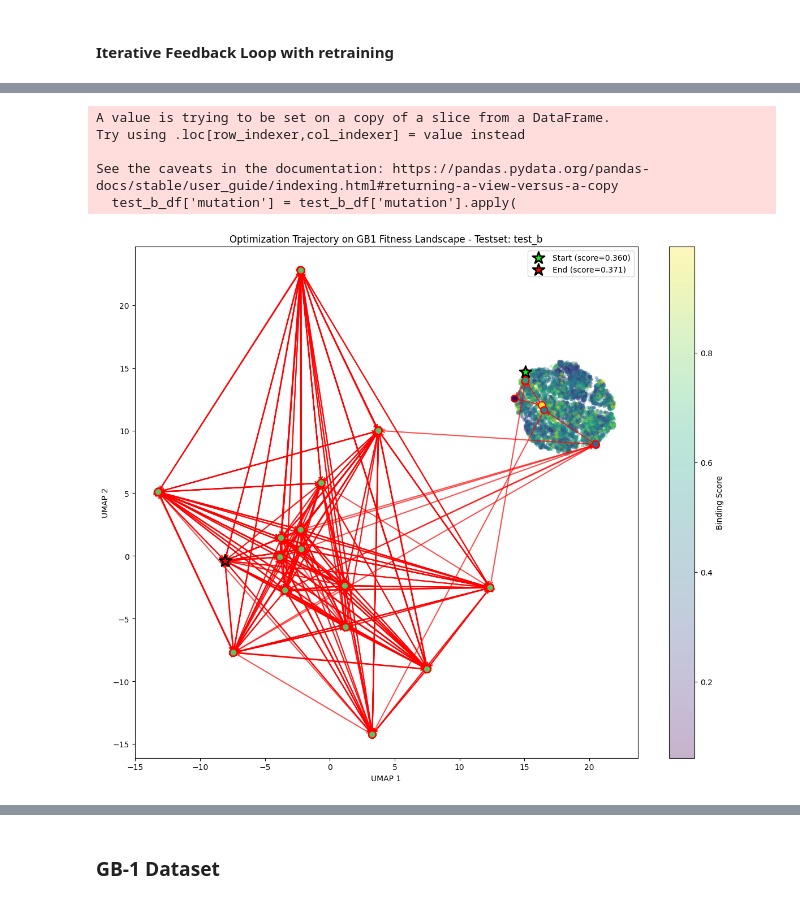
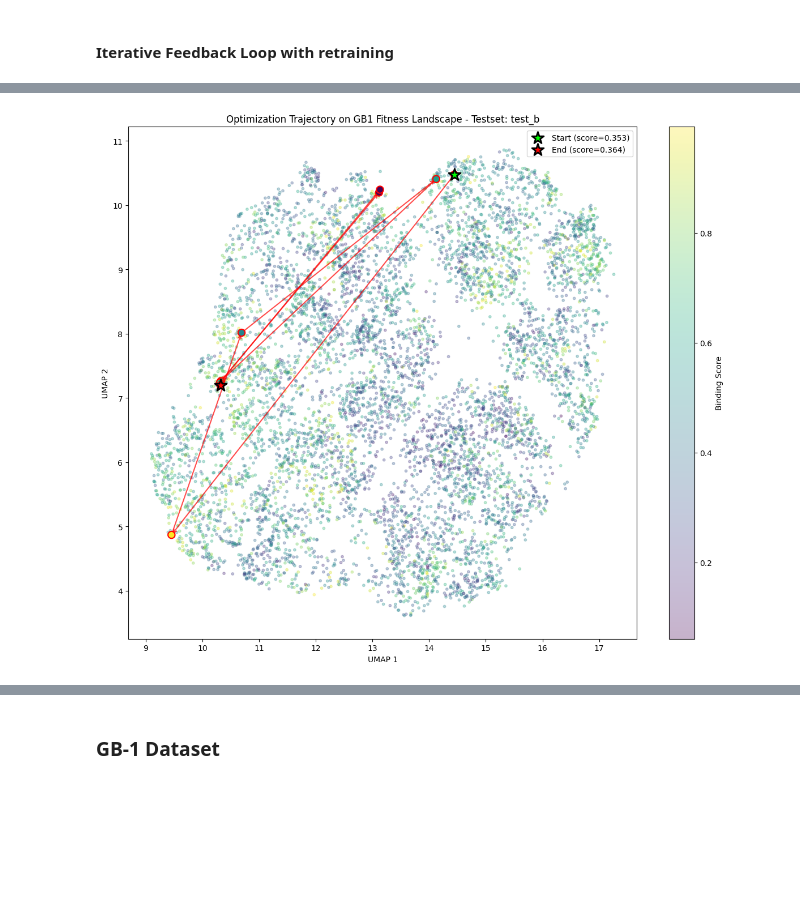
Before and after one commit to meier108/PracticalWork, a Jupyter notebook: main_RL-LSTM.ipynb, the cells around one changed output, grey strips where cells are left out. Saved outputs shown, nothing was run; the diff lists cells and outputs as text; code cells hidden in the pictures; blank space fills up the shorter version.

```diff
--- a/main_RL-LSTM.ipynb
+++ b/main_RL-LSTM.ipynb
@@ -175,7 +278,7 @@ def rl_loop(model, scorer, oracle, num_iterations=6, batch_size = 128, X_train=N
 # %%
 model = LSTMGoalDirected(vocab_size=4, embedding_dim=16, seq_len=8, hidden_dim=64)
 #First train the model on the original trianing data
-train_goal_directed_model(model, train_loader, epochs=50, lr=0.001)
+train_goal_directed_model_v2(model, train_loader, epochs=50, lr=0.001)
 
 rf = RandomForestPredictor()
 rf.train(X_train, y_train)
@@ -183,7 +286,7 @@ rf.evaluate(X_val, y_val)
 
 oracle = build_oracle_df(df)
 
-values = rl_loop(model, rf, oracle, num_iterations=6, batch_size=128, X_train=X_train, y_train=y_train)
+values = rl_loop_v2(model, rf, oracle, num_iterations=6, batch_size=128, X_train=X_train, y_train=y_train)
 values_df = pd.DataFrame(values)
 values_df.head()
 plot_results(values_df)
@@ -264,16 +375,10 @@ Spearman Correlation: -0.1815
 # %%
-test_b_df['mutation'] = test_b_df['mutation'].apply(
-    lambda seq: tf.one_hot(list(seq), depth=20).numpy().flatten()
-)
-
-plot_umap_embedding(df, 'test_b', test_b_df)
+#test_b_df['mutation'] = test_b_df['mutation'].apply(
+#    lambda seq: tf.one_hot(list(seq), depth=4).numpy().flatten()
+#)
+plot_umap_embedding(df, 'test_b', test_b_df, vocab_size=4)
 # %% [output]
-A value is trying to be set on a copy of a slice from a DataFrame.
-Try using .loc[row_indexer,col_indexer] = value instead
-
-See the caveats in the documentation: https://pandas.pydata.org/pandas-docs/stable/user_guide/indexing.html#returning-a-view-versus-a-copy
-  test_b_df['mutation'] = test_b_df['mutation'].apply(
-[figure, old version]
+[figure, new version]
 # %%
 values_copy = values_df.copy()
 values_copy.drop(columns=['real_score'], errors='ignore', inplace=True) # Drop real_score if it already exists to avoid confusion
```
Also changed, not shown: parts of 23 cells of this notebook, 1 other file.
